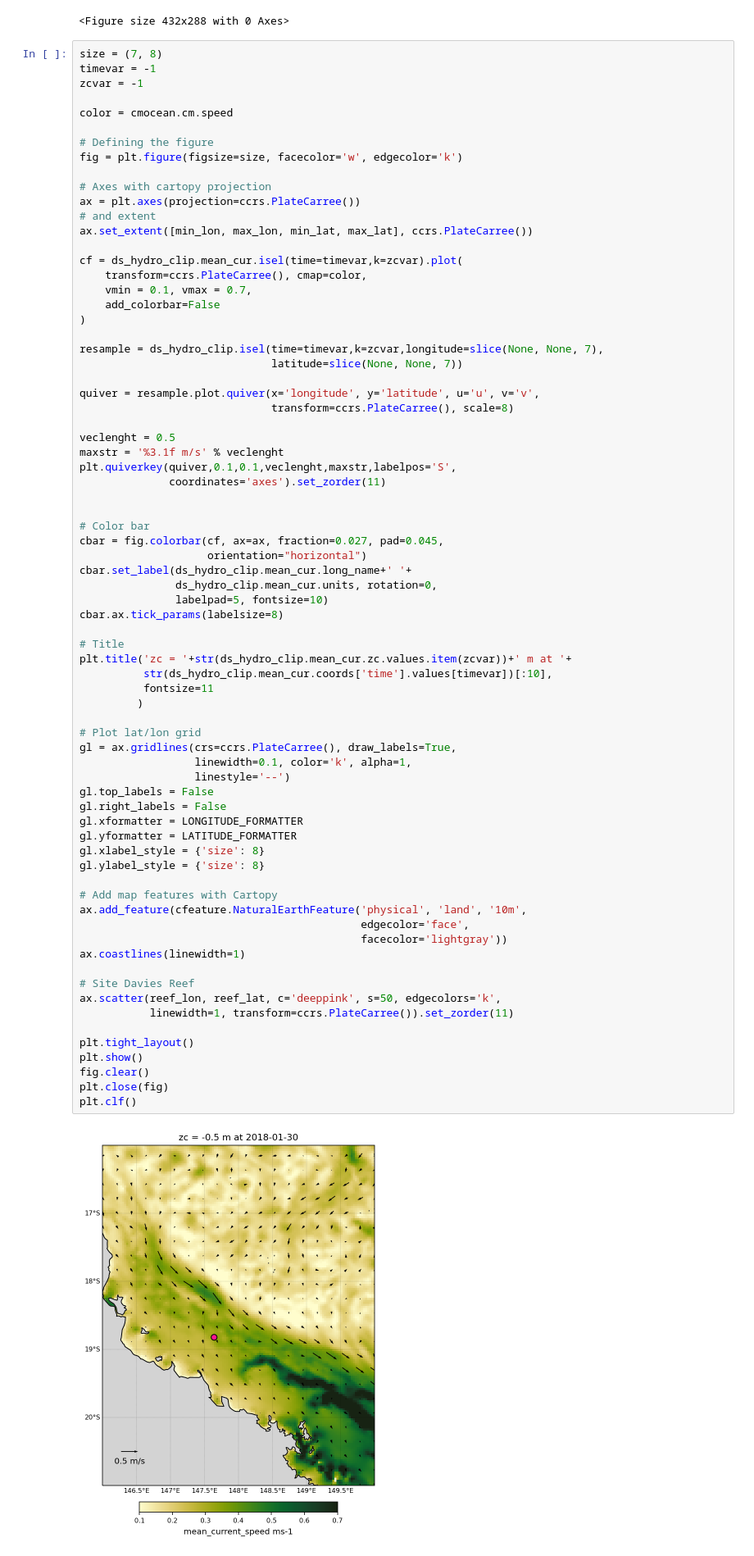
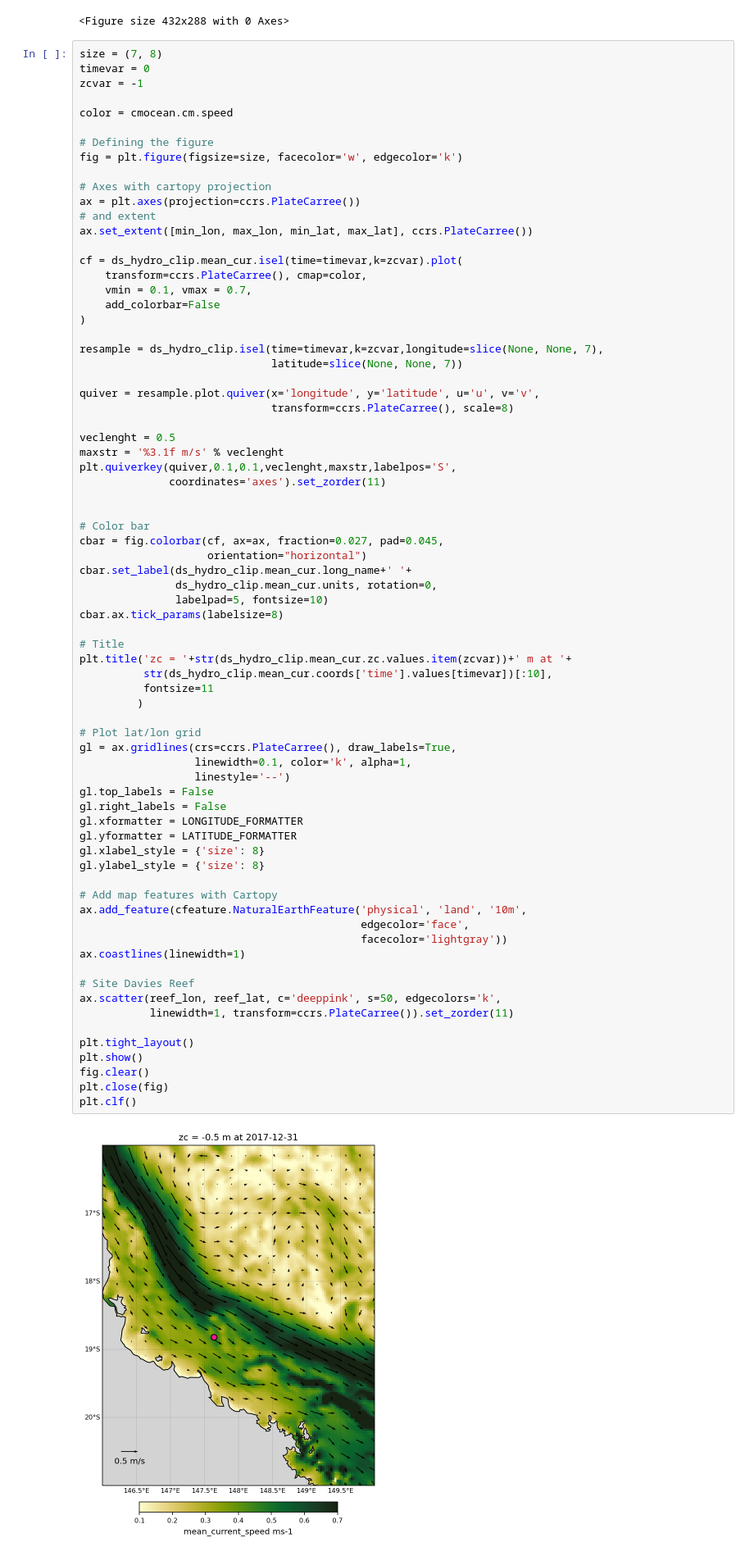
Before and after one commit to TristanSalles/EnviReef, a Jupyter notebook: book/xarray/eReefs_maps.ipynb, the cells around one changed output. Shown at 82% size. Saved outputs shown, nothing was run; the diff lists cells and outputs as text.

```diff
--- a/book/xarray/eReefs_maps.ipynb
+++ b/book/xarray/eReefs_maps.ipynb
@@ -265,7 +265,7 @@ plt.clf()
 <Figure size 432x288 with 0 Axes>
 # %%
 size = (7, 8)
-timevar = -1
+timevar = 0
 zcvar = -1
 
 color = cmocean.cm.speed
@@ -310,34 +310,34 @@ plt.title('zc = '+str(ds_hydro_clip.mean_cur.zc.values.item(zcvar))+' m at '+
           fontsize=11
          )
 
 # Plot lat/lon grid
 gl = ax.gridlines(crs=ccrs.PlateCarree(), draw_labels=True,
                   linewidth=0.1, color='k', alpha=1,
                   linestyle='--')
 gl.top_labels = False
 gl.right_labels = False
 gl.xformatter = LONGITUDE_FORMATTER
 gl.yformatter = LATITUDE_FORMATTER
 gl.xlabel_style = {'size': 8}
 gl.ylabel_style = {'size': 8}
 
 # Add map features with Cartopy
 ax.add_feature(cfeature.NaturalEarthFeature('physical', 'land', '10m',
                                             edgecolor='face',
                                             facecolor='lightgray'))
 ax.coastlines(linewidth=1)
 
 # Site Davies Reef
 ax.scatter(reef_lon, reef_lat, c='deeppink', s=50, edgecolors='k',
            linewidth=1, transform=ccrs.PlateCarree()).set_zorder(11)
 
 plt.tight_layout()
 plt.show()
 fig.clear()
 plt.close(fig)
 plt.clf()
 # %% [output]
-[figure, old version]
+[figure, new version]
 <Figure size 432x288 with 0 Axes>
 # %%
 section = ds_bio_clip.sel(latitude=slice(*[-19.,-18.5])).mean(dim=('latitude'),skipna=True)
```
Also changed, not shown: 1 other file.
